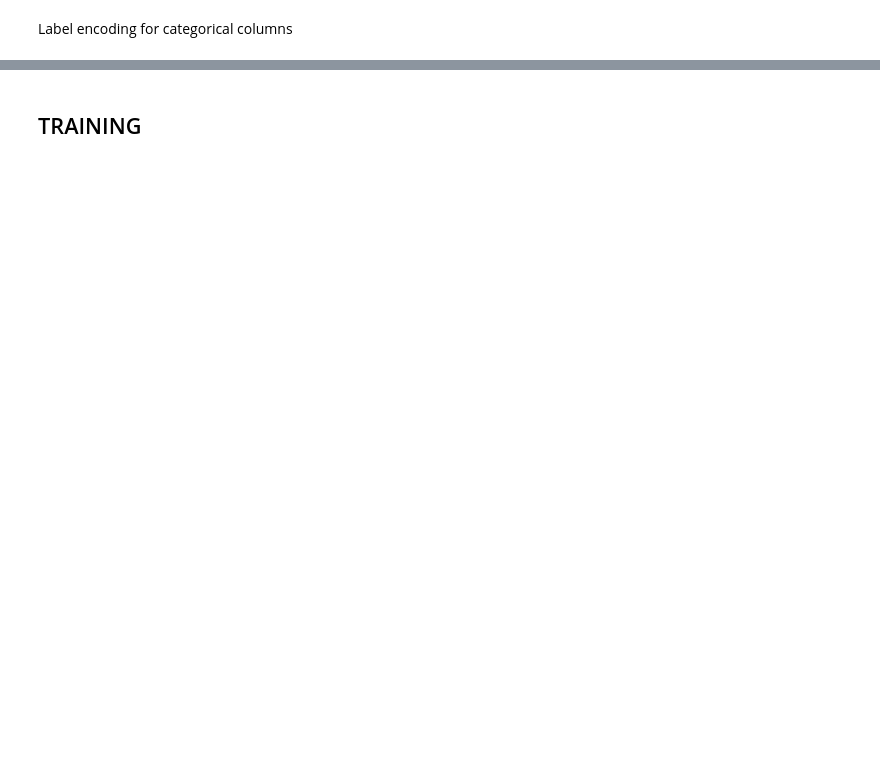
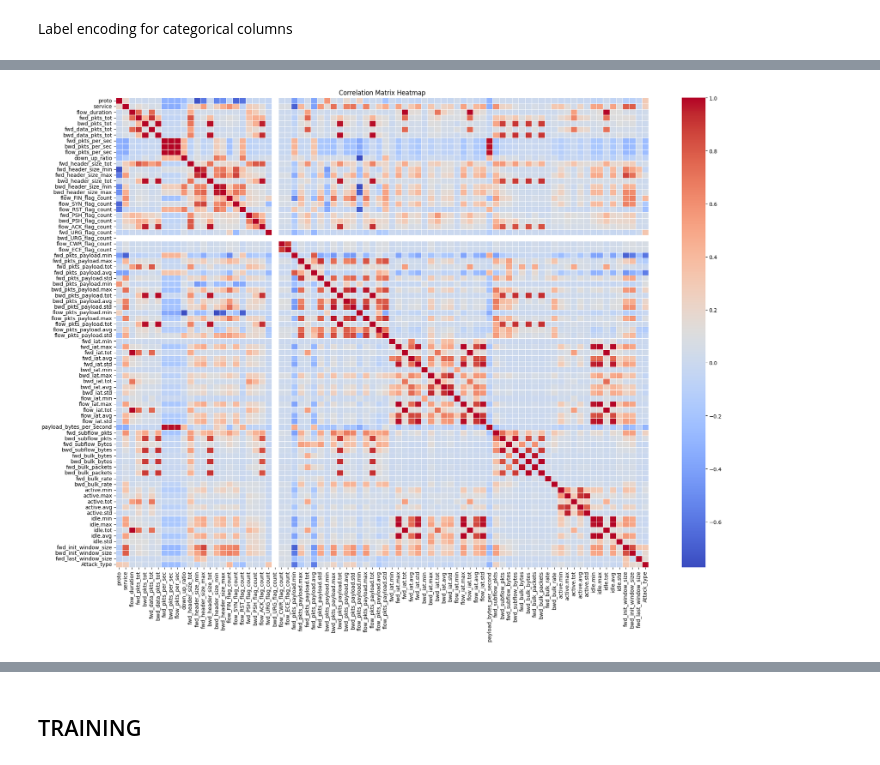
Before and after one commit to M0KANE/COM771_CW2, a Jupyter notebook: COM771_threatanalysis.ipynb, the cells around one changed output, grey strips where cells are left out. Cells and saved outputs as stored; diff of their text form; code cells hidden in the pictures; blank space fills up the shorter version.

```diff
--- a/COM771_threatanalysis.ipynb
+++ b/COM771_threatanalysis.ipynb
@@ -25,4 +146,21 @@ log scaling to represent all classes. results aren't distorted.
 # %% [markdown]
 Label encoding for categorical columns
 # %%
-from sklearn.preprocessing import LabelEncoder# Create a copy of the cleaned DataFrame to avoid overwritingdf_encoded = df_cleaned.copy()# Initialize the LabelEncoderlabel_encoder = LabelEncoder()# Identify categorical columnscategorical_columns = df_encoded.select_dtypes(include=['object']).columns# Apply label encoding to each categorical columnfor col in categorical_columns:    df_encoded[col] = label_encoder.fit_transform(df_encoded[col])    print(f"Column '{col}' has been label encoded.")# Display the first few rows of the encoded DataFramedf_encoded.head()
+from sklearn.preprocessing import LabelEncoder
+
+# Create a copy of the cleaned DataFrame to avoid overwriting
+df_encoded = df_cleaned.copy()
+
+# Initialize the LabelEncoder
+label_encoder = LabelEncoder()
+
+# Identify categorical columns
+categorical_columns = df_encoded.select_dtypes(include=['object']).columns
+
+# Apply label encoding to each categorical column
+for col in categorical_columns:
+    df_encoded[col] = label_encoder.fit_transform(df_encoded[col])
+    print(f"Column '{col}' has been label encoded.")
+
+# Display the first few rows of the encoded DataFrame
+df_encoded.head()
@@ -29,3 +178,13 @@ from sklearn.preprocessing import LabelEncoder# Create a copy of the cleaned Dat
 # %%
-# Generate the correlation matrixcorrelation_matrix = df_encoded.corr()# Plot the heatmapplt.figure(figsize=(20, 15))sns.heatmap(correlation_matrix, annot=False, cmap='coolwarm', fmt='.2f', linewidths=0.5)plt.title("Correlation Matrix Heatmap")plt.tight_layout()plt.show()
+# Generate the correlation matrix
+correlation_matrix = df_encoded.corr()
+
+# Plot the heatmap
+plt.figure(figsize=(20, 15))
+sns.heatmap(correlation_matrix, annot=False, cmap='coolwarm', fmt='.2f', linewidths=0.5)
+plt.title("Correlation Matrix Heatmap")
+plt.tight_layout()
+plt.show()
+# %% [output]
+[figure, added]
 # %%
```
Also changed, not shown: parts of 10 cells of this notebook.
